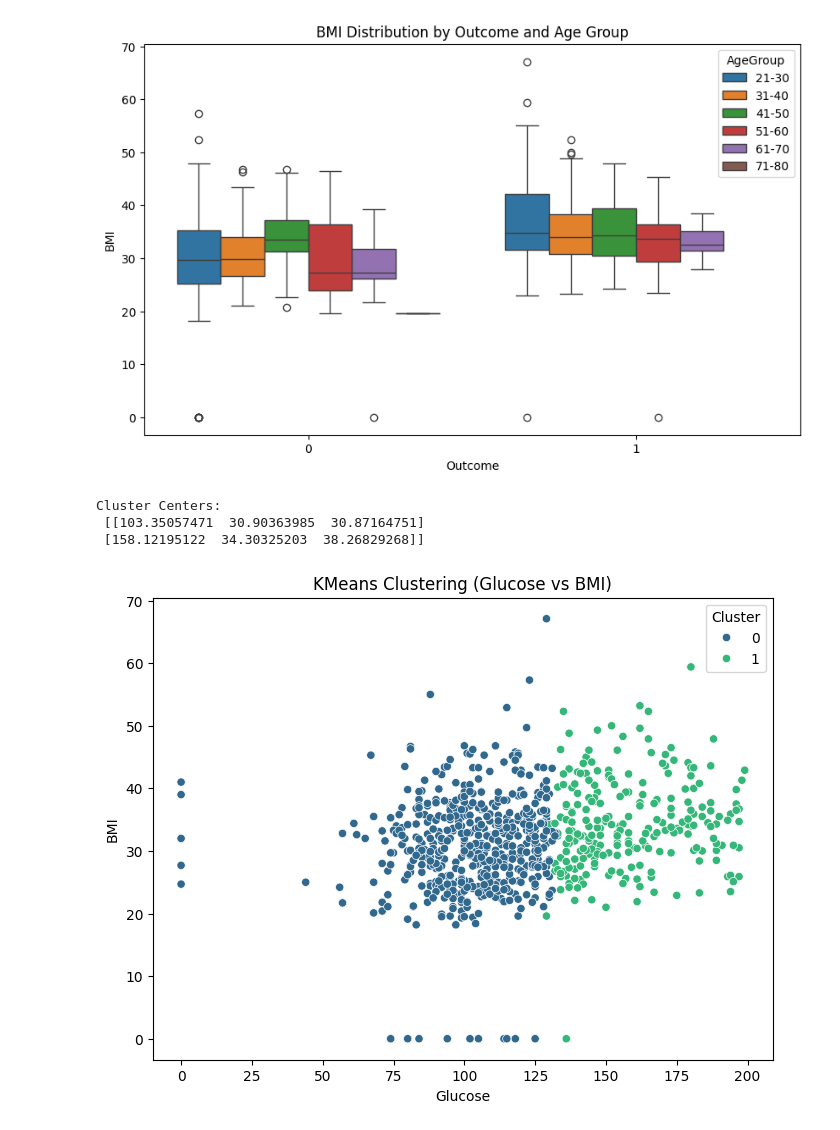
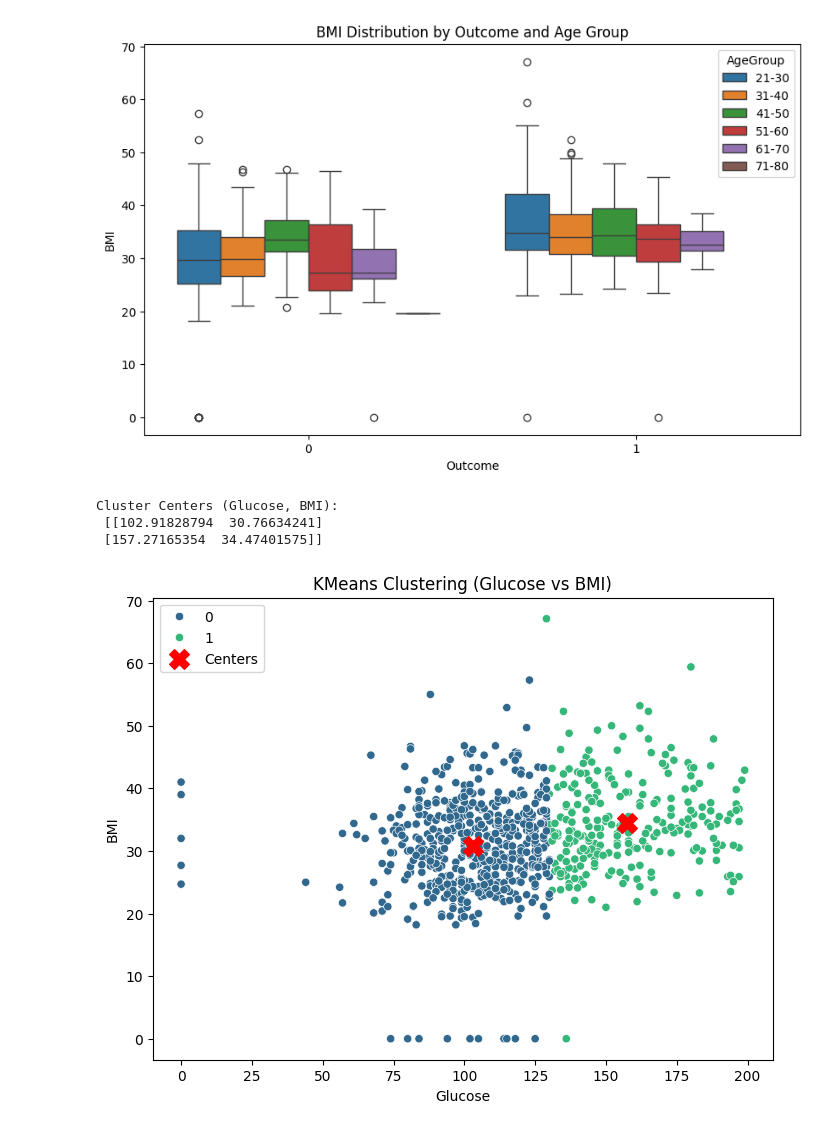
Before and after one commit to JG-dot/Exploratory-Data-Analysis, a Jupyter notebook: EDA_01.ipynb, the cells around one changed output. Drawn from its saved outputs; the diff is of its cells as text; code cells hidden in the pictures.

```diff
--- a/EDA_01.ipynb
+++ b/EDA_01.ipynb
@@ -30,6 +30,20 @@ print("\nSkewness of numerical columns:\n", df.skew(numeric_only=True))
 print("\nQuantiles:\n", df.quantile([0.25, 0.5, 0.75]))
 
 print("\nFrequency distribution of Outcome:\n", df['Outcome'].value_counts())
+
+
+# CategoricaL Variable Analysis
+df['Outcome'] = df['Outcome'].astype(int)
+print("\nValue counts for Outcome:")
+print(df['Outcome'].value_counts())
+
+# Bar plot for Outcome
+plt.figure(figsize=(6,4))
+sns.countplot(x='Outcome', data=df, palette="pastel")
+plt.title("Count of Outcome")
+plt.xlabel("Outcome")
+plt.ylabel("Count")
+plt.show()
 # %% [output]
 Missing values:
  Pregnancies                 1
@@ -107,20 +125,27 @@ plt.show()
 # %%
 # CLUSTERING
 # Features for clustering
-X = df[['Glucose','BMI','Age']]
+X_2d = df[['Glucose', 'BMI']]
 
+# KMeans clustering
 kmeans = KMeans(n_clusters=2, random_state=42)
-df['Cluster'] = kmeans.fit_predict(X)
+df['Cluster'] = kmeans.fit_predict(X_2d)
 
-print("\nCluster Centers:\n", kmeans.cluster_centers_)
+# Print cluster centers
+print("\nCluster Centers (Glucose, BMI):\n", kmeans.cluster_centers_)
 
 # Plot
 plt.figure(figsize=(8,6))
 sns.scatterplot(x="Glucose", y="BMI", hue="Cluster", data=df, palette="viridis")
+plt.scatter(kmeans.cluster_centers_[:,0], kmeans.cluster_centers_[:,1],
+            s=200, c='red', marker='X', label='Centers')
 plt.title("KMeans Clustering (Glucose vs BMI)")
+plt.xlabel("Glucose")
+plt.ylabel("BMI")
+plt.legend()
 plt.show()
 # %% [output]
-Cluster Centers:
- [[103.35057471  30.90363985  30.87164751]
- [158.12195122  34.30325203  38.26829268]]
+Cluster Centers (Glucose, BMI):
+ [[102.91828794  30.76634241]
+ [157.27165354  34.47401575]]
-[figure, old version]
+[figure, new version]
```
Also changed, not shown: parts of 1 cell of this notebook.
